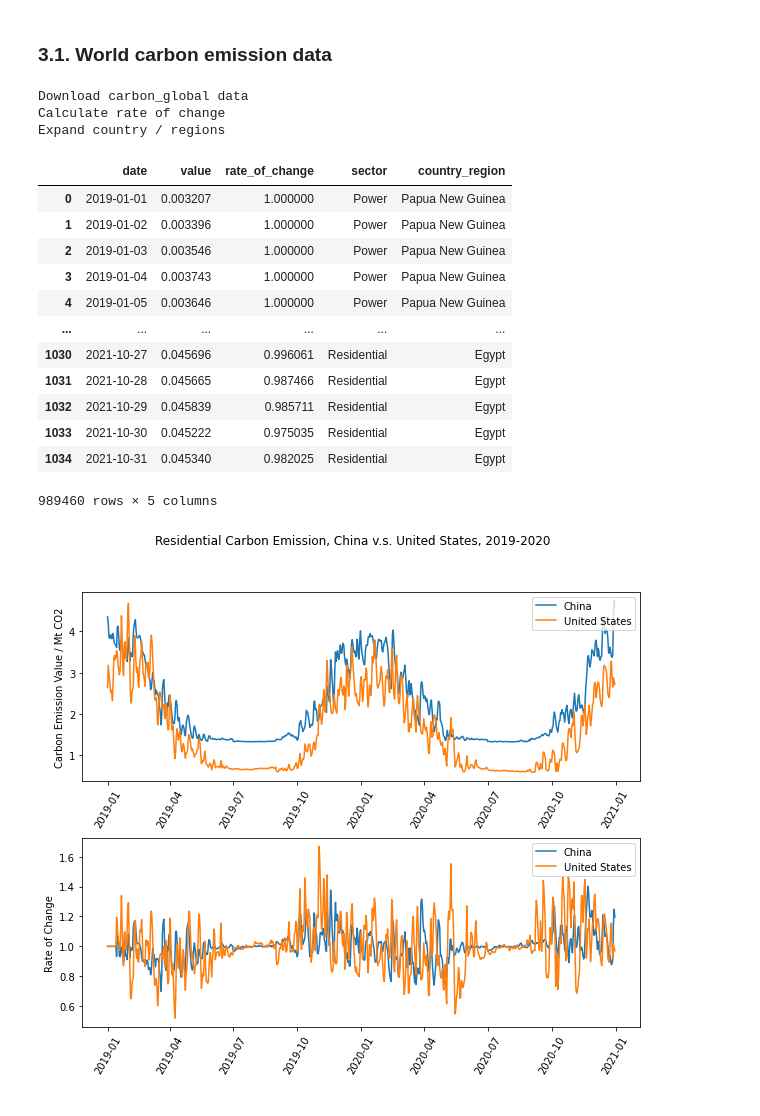
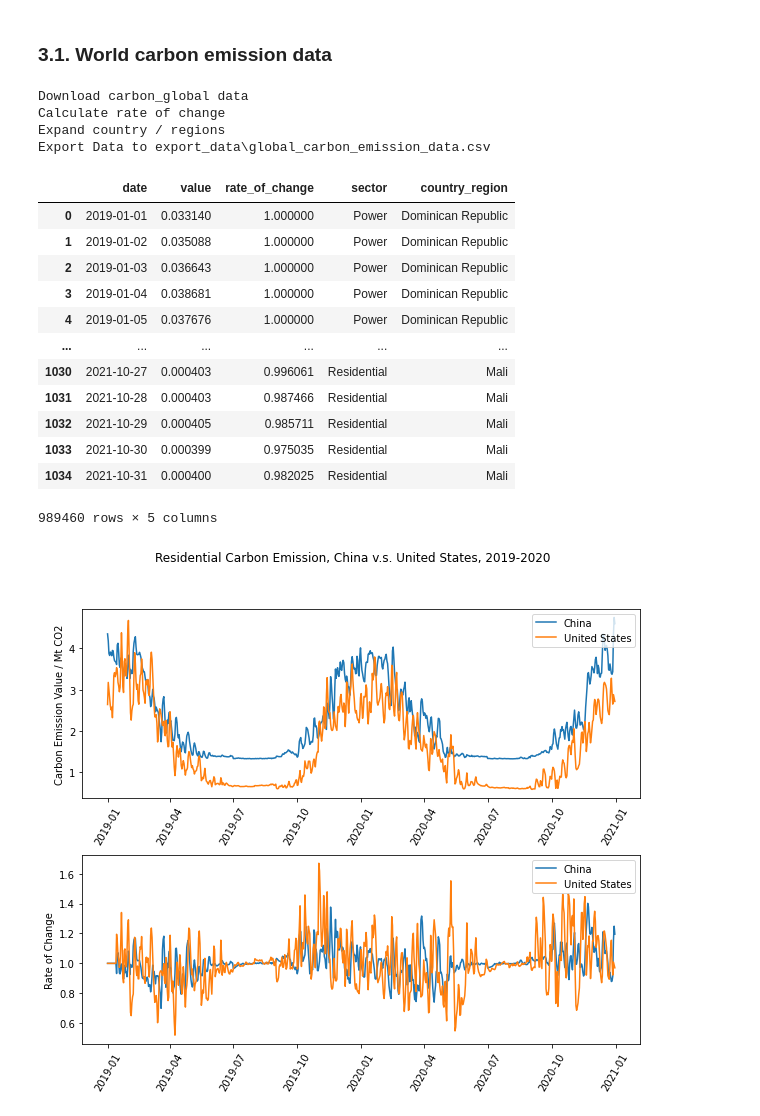
Before and after one commit to microsoft/Carbon-Insight, a Jupyter notebook: notebook/carbon_emission.ipynb, the cells around one changed output. Drawn from its saved outputs; the diff is of its cells as text; code cells hidden in the pictures.

```diff
--- a/notebook/carbon_emission.ipynb
+++ b/notebook/carbon_emission.ipynb
@@ -34,6 +34,17 @@ import matplotlib.pyplot as plt
 from pandas.plotting import register_matplotlib_converters
 
 register_matplotlib_converters()
+# %%
+import os
+
+# Optional Function: Export Data
+def export_data(file_name: str, df: pd.DataFrame):
+    export_path = os.path.join('export_data', file_name)
+    print(f'Export Data to {export_path}')
+    if not os.path.exists('export_data'):
+        os.mkdir('export_data')
+    with open(export_path, 'w') as f:
+        f.write(df.to_csv(index=None, line_terminator='\n', encoding='utf-8'))
 # %% [markdown]
 ## <a id="a1"></a> 1. Process Data
 # %% [markdown]
@@ -282,28 +293,31 @@ def plot_by_sector(df, start_date=None, end_date=None, sectors=None, region=None
 # %%
 data_type = 'carbon_global'
 print(f'Download {data_type} data')
 global_df = get_data_from_carbon_monitor(data_type)
 print('Calculate rate of change')
 global_df = calculate_rate_of_change(global_df)
 print('Expand country / regions')
 global_df = expand_country_regions(global_df)
+
+export_data('global_carbon_emission_data.csv', global_df)
 global_df
 # %% [output]
 Download carbon_global data
 Calculate rate of change
 Expand country / regions
+Export Data to export_data\global_carbon_emission_data.csv
 |  | date | value | rate_of_change | sector | country_region |
-| 0 | 2019-01-01 | 0.003207 | 1.000000 | Power | Papua New Guinea |
-| 1 | 2019-01-02 | 0.003396 | 1.000000 | Power | Papua New Guinea |
-| 2 | 2019-01-03 | 0.003546 | 1.000000 | Power | Papua New Guinea |
-| 3 | 2019-01-04 | 0.003743 | 1.000000 | Power | Papua New Guinea |
-| 4 | 2019-01-05 | 0.003646 | 1.000000 | Power | Papua New Guinea |
+| 0 | 2019-01-01 | 0.033140 | 1.000000 | Power | Dominican Republic |
+| 1 | 2019-01-02 | 0.035088 | 1.000000 | Power | Dominican Republic |
+| 2 | 2019-01-03 | 0.036643 | 1.000000 | Power | Dominican Republic |
+| 3 | 2019-01-04 | 0.038681 | 1.000000 | Power | Dominican Republic |
+| 4 | 2019-01-05 | 0.037676 | 1.000000 | Power | Dominican Republic |
 | ... | ... | ... | ... | ... | ... |
-| 1030 | 2021-10-27 | 0.045696 | 0.996061 | Residential | Egypt |
-| 1031 | 2021-10-28 | 0.045665 | 0.987466 | Residential | Egypt |
-| 1032 | 2021-10-29 | 0.045839 | 0.985711 | Residential | Egypt |
-| 1033 | 2021-10-30 | 0.045222 | 0.975035 | Residential | Egypt |
-| 1034 | 2021-10-31 | 0.045340 | 0.982025 | Residential | Egypt |
+| 1030 | 2021-10-27 | 0.000403 | 0.996061 | Residential | Mali |
+| 1031 | 2021-10-28 | 0.000403 | 0.987466 | Residential | Mali |
+| 1032 | 2021-10-29 | 0.000405 | 0.985711 | Residential | Mali |
+| 1033 | 2021-10-30 | 0.000399 | 0.975035 | Residential | Mali |
+| 1034 | 2021-10-31 | 0.000400 | 0.982025 | Residential | Mali |
 989460 rows × 5 columns
 # %%
 plot_by_date(
```
Also changed, not shown: parts of 4 cells of this notebook, 2 other files.
